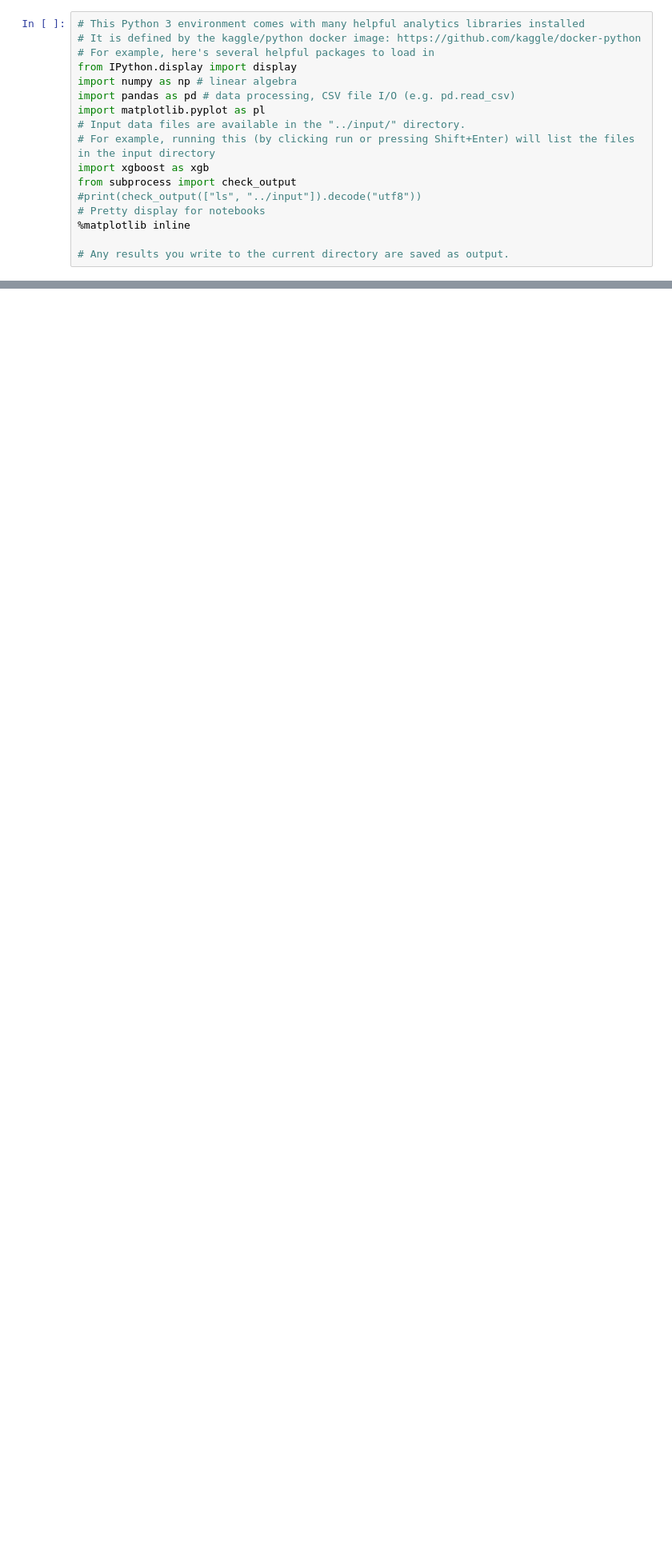
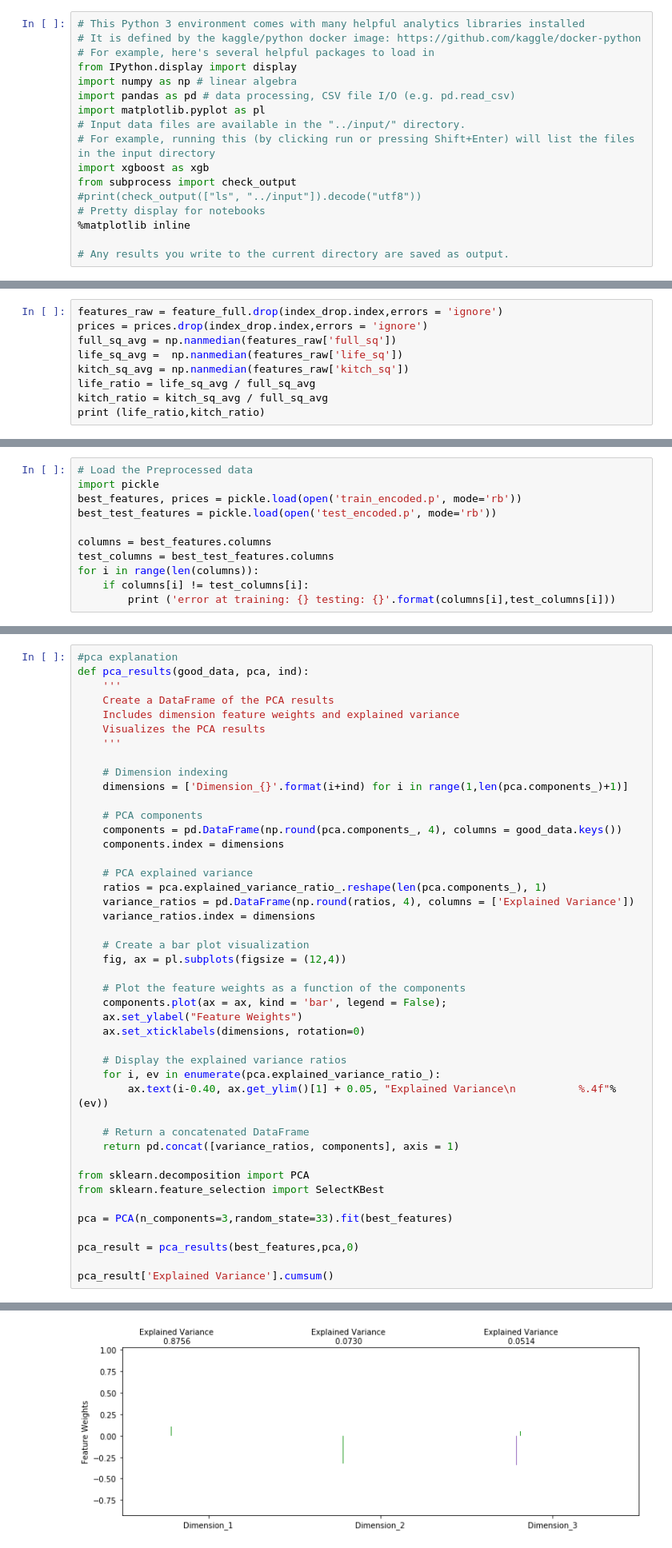
Before and after one commit to Drea1989/moscow_housing, a Jupyter notebook: notebook.ipynb, the cells around one changed output, grey strips where cells are left out. Shown at 80% size. Cells and saved outputs as stored; diff of their text form; blank space fills up the shorter version.

```diff
--- a/notebook.ipynb
+++ b/notebook.ipynb
@@ -497,0 +199,9 @@ df_submit.to_csv('submit.csv', index=False)
+# %%
+features_raw = feature_full.drop(index_drop.index,errors = 'ignore')
+prices = prices.drop(index_drop.index,errors = 'ignore')
+full_sq_avg = np.nanmedian(features_raw['full_sq'])
+life_sq_avg =  np.nanmedian(features_raw['life_sq'])
+kitch_sq_avg = np.nanmedian(features_raw['kitch_sq'])
+life_ratio = life_sq_avg / full_sq_avg
+kitch_ratio = kitch_sq_avg / full_sq_avg
+print (life_ratio,kitch_ratio)
@@ -497,0 +380,11 @@ df_submit.to_csv('submit.csv', index=False)
+# %%
+# Load the Preprocessed data
+import pickle
+best_features, prices = pickle.load(open('train_encoded.p', mode='rb'))
+best_test_features = pickle.load(open('test_encoded.p', mode='rb'))
+
+columns = best_features.columns
+test_columns = best_test_features.columns
+for i in range(len(columns)):
+    if columns[i] != test_columns[i]:
+        print ('error at training: {} testing: {}'.format(columns[i],test_columns[i]))
@@ -497,0 +404,45 @@ df_submit.to_csv('submit.csv', index=False)
+# %%
+#pca explanation
+def pca_results(good_data, pca, ind):
+    '''
+    Create a DataFrame of the PCA results
+    Includes dimension feature weights and explained variance
+    Visualizes the PCA results
+    '''
+
+    # Dimension indexing
+    dimensions = ['Dimension_{}'.format(i+ind) for i in range(1,len(pca.components_)+1)]
+
+    # PCA components
+    components = pd.DataFrame(np.round(pca.components_, 4), columns = good_data.keys())
+    components.index = dimensions
+
+    # PCA explained variance
+    ratios = pca.explained_variance_ratio_.reshape(len(pca.components_), 1)
+    variance_ratios = pd.DataFrame(np.round(ratios, 4), columns = ['Explained Variance'])
+    variance_ratios.index = dimensions
+
+    # Create a bar plot visualization
+    fig, ax = pl.subplots(figsize = (12,4))
+
+    # Plot the feature weights as a function of the components
+    components.plot(ax = ax, kind = 'bar', legend = False);
+    ax.set_ylabel("Feature Weights")
+    ax.set_xticklabels(dimensions, rotation=0)
+
+    # Display the explained variance ratios
+    for i, ev in enumerate(pca.explained_variance_ratio_):
+        ax.text(i-0.40, ax.get_ylim()[1] + 0.05, "Explained Variance\n          %.4f"%(ev))
+
+    # Return a concatenated DataFrame
+    return pd.concat([variance_ratios, components], axis = 1)
+
+from sklearn.decomposition import PCA
+from sklearn.feature_selection import SelectKBest
+
+pca = PCA(n_components=3,random_state=33).fit(best_features)
+
+pca_result = pca_results(best_features,pca,0)
+
+pca_result['Explained Variance'].cumsum()
+# %% [output]
@@ -497,0 +453 @@ df_submit.to_csv('submit.csv', index=False)
+[figure, added]
```
Also changed, not shown: parts of 84 cells of this notebook.
